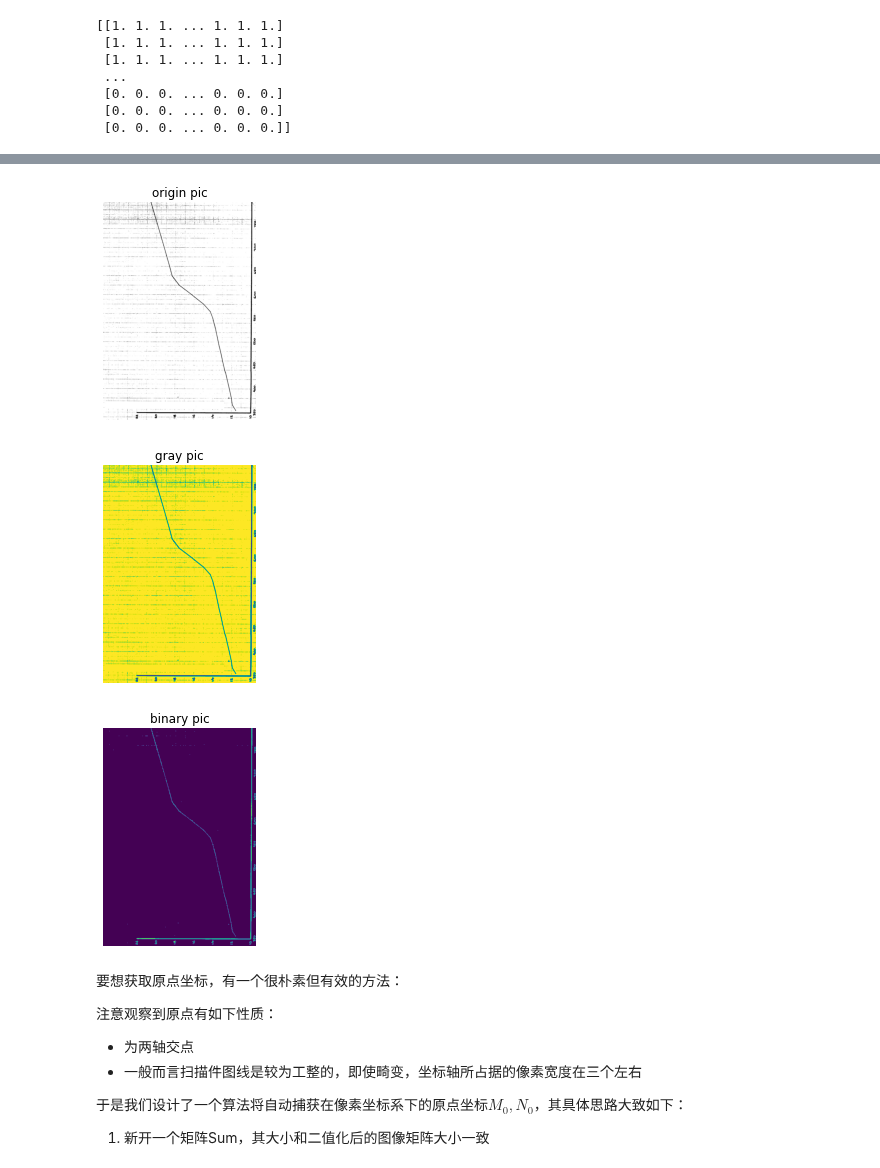
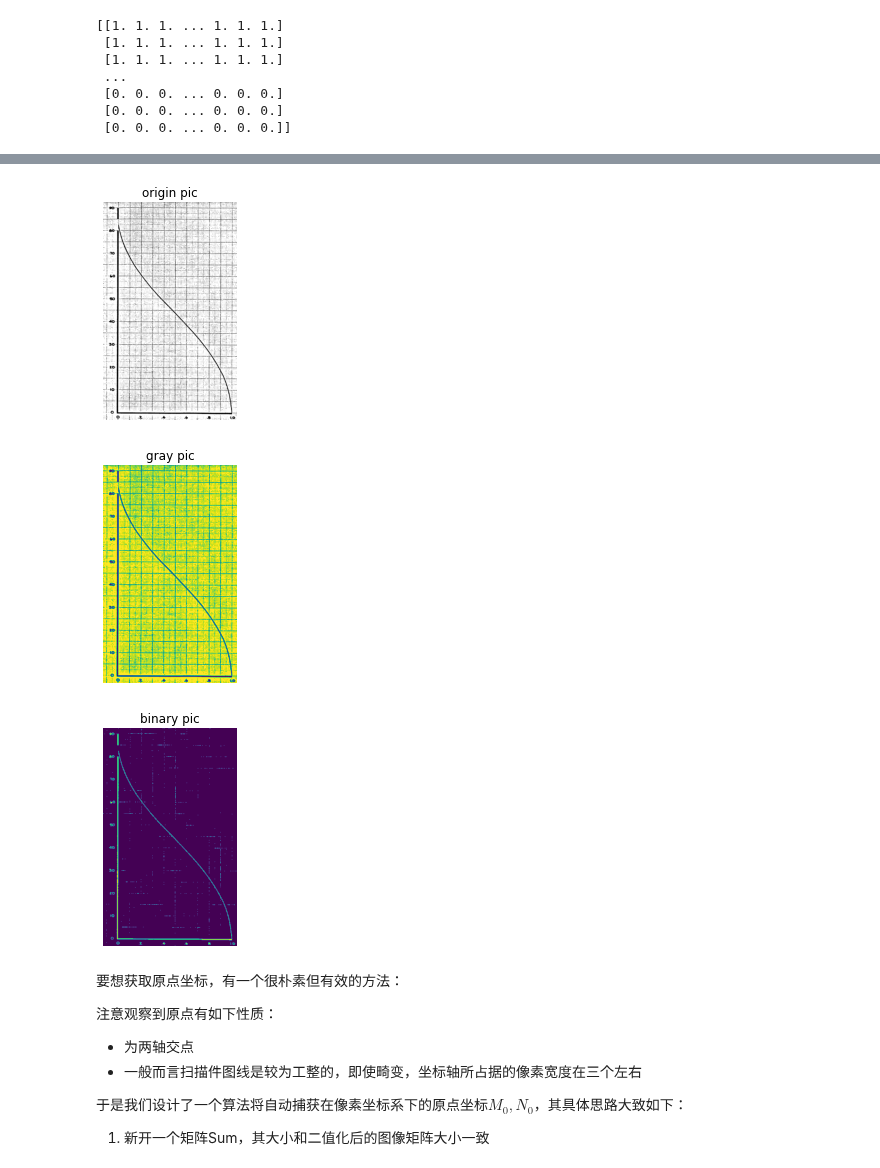
Before and after one commit to cherose2004/learning, a Jupyter notebook: project/Flight Simulation/homework/ProjectTeam1.ipynb, the cells around one changed output, grey strips where cells are left out. Saved outputs shown, nothing was run; the diff lists cells and outputs as text; code cells hidden in the pictures.

```diff
--- a/project/Flight Simulation/homework/ProjectTeam1.ipynb
+++ b/project/Flight Simulation/homework/ProjectTeam1.ipynb
@@ -435,28 +435,28 @@ def Trans(ij,xy):
 
 按照之前的步骤我们进行一下预处理：
 # %%
-pic = cv.imread('demo2.png') #读取图片
+pic = cv.imread('GroundEffectK.png') #读取图片
 plt.imshow(pic)
 plt.axis('off')
 plt.title('origin pic')
 plt.show()
 
 gray = cv.cvtColor(pic,cv.COLOR_BGR2GRAY) #灰度化
 mat = np.array(gray)
 plt.imshow(mat)
 plt.axis('off')
 plt.title('gray pic')
 plt.show()
 
-binary = get_filter0(mat , 10) #人工二值化
+binary = get_filter0(mat , 4) #人工二值化
 plt.imshow(binary)
 plt.axis('off')
 plt.title('binary pic')
 plt.show()
 # %% [output]
-[figure, old version]
+[figure, new version]
-[figure, old version]
+[figure, new version]
-[figure, old version]
+[figure, new version]
 # %% [markdown]
 要想获取原点坐标，有一个很朴素但有效的方法：
 
```
Also changed, not shown: parts of 5 cells of this notebook.
